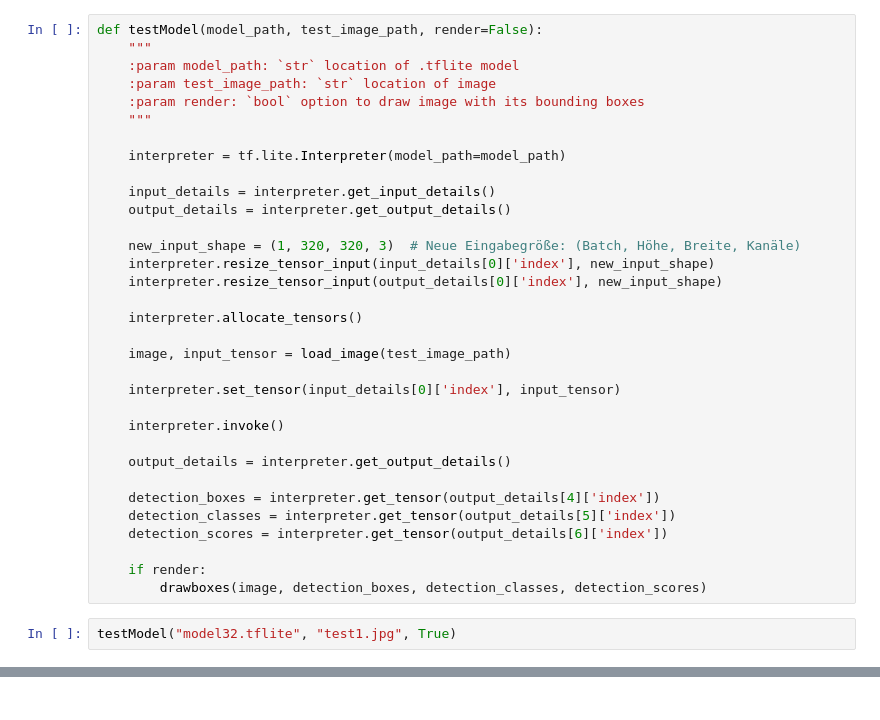
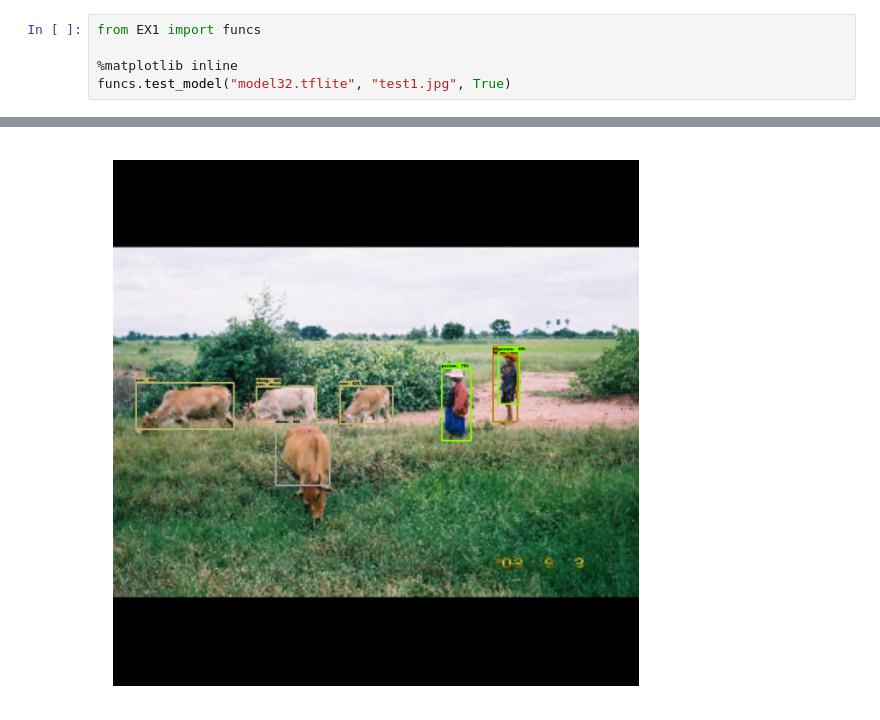
Before and after one commit to Emoill/Climate_Change_with_AI-ML, a Jupyter notebook: EX1/pipeline.ipynb, the cells around one changed output, grey strips where cells are left out. Saved outputs shown, nothing was run; the diff lists cells and outputs as text.

Commit message:
moved functions into referencable file, attempt to create output for coco

```diff
--- a/EX1/pipeline.ipynb
+++ b/EX1/pipeline.ipynb
@@ -77,35 +1,6 @@ def drawboxes(image, detection_boxes, detection_classes, detection_scores):
-# %%
-def testModel(model_path, test_image_path, render=False):
-	"""
-	:param model_path: `str` location of .tflite model
-	:param test_image_path: `str` location of image
-	:param render: `bool` option to draw image with its bounding boxes
-	"""
-
-	interpreter = tf.lite.Interpreter(model_path=model_path)
-
-	input_details = interpreter.get_input_details()
-	output_details = interpreter.get_output_details()
-
-	new_input_shape = (1, 320, 320, 3)  # Neue Eingabegröße: (Batch, Höhe, Breite, Kanäle)
-	interpreter.resize_tensor_input(input_details[0]['index'], new_input_shape)
-	interpreter.resize_tensor_input(output_details[0]['index'], new_input_shape)
-
-	interpreter.allocate_tensors()
-
-	image, input_tensor = load_image(test_image_path)
-
-	interpreter.set_tensor(input_details[0]['index'], input_tensor)
-
-	interpreter.invoke()
-
-	output_details = interpreter.get_output_details()
-
-	detection_boxes = interpreter.get_tensor(output_details[4]['index'])
-	detection_classes = interpreter.get_tensor(output_details[5]['index'])
-	detection_scores = interpreter.get_tensor(output_details[6]['index'])
-
-	if render:
-		drawboxes(image, detection_boxes, detection_classes, detection_scores)
 # %%
-testModel("model32.tflite", "test1.jpg", True)
+from EX1 import funcs
+
+%matplotlib inline
+funcs.test_model("model32.tflite", "test1.jpg", True)
+# %% [output]
@@ -112 +9,2 @@ testModel("model32.tflite", "test1.jpg", True)
+[figure, added]
 # %%
```
Also changed, not shown: parts of 7 cells of this notebook, 3 other files.
